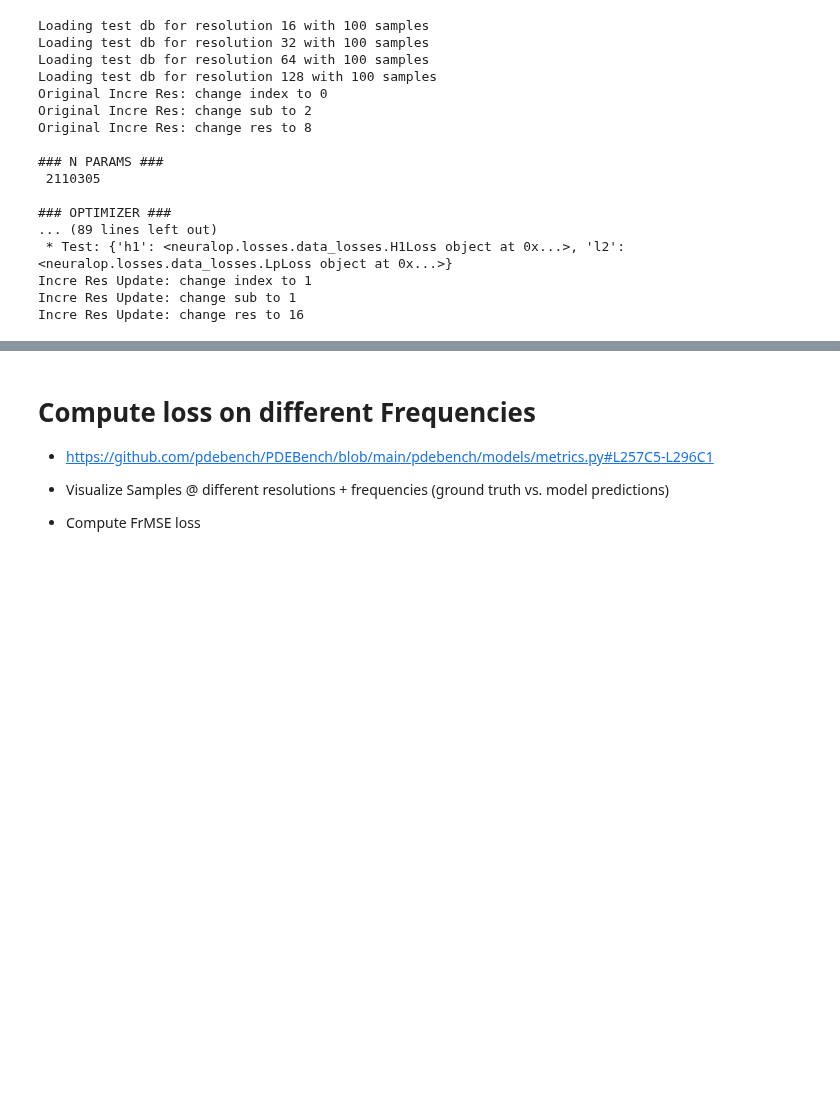
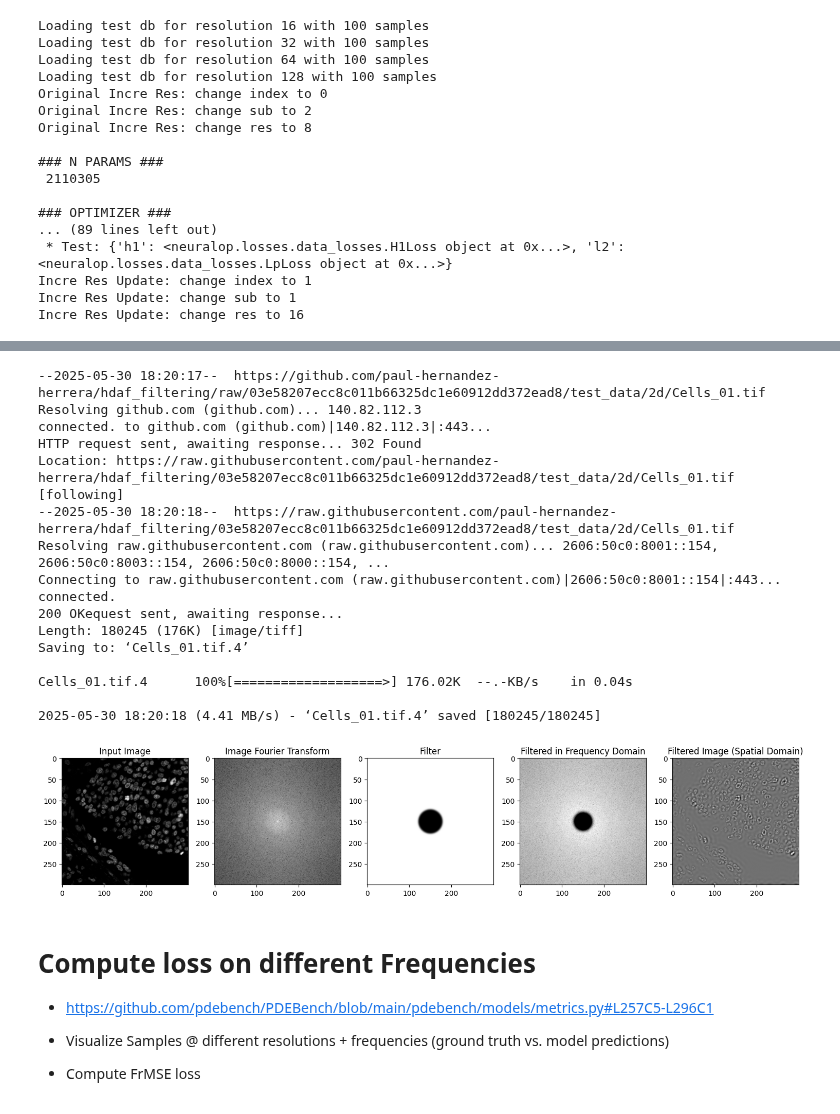
Before and after one commit to msakarvadia/operator_aliasing, a Jupyter notebook: notebooks/explore_super_resolution_hypothesis.ipynb, the cells around one changed output, grey strips where cells are left out. Cells and saved outputs as stored; diff of their text form; code cells hidden in the pictures; blank space fills up the shorter version.

```diff
--- a/notebooks/explore_super_resolution_hypothesis.ipynb
+++ b/notebooks/explore_super_resolution_hypothesis.ipynb
@@ -269,3 +301,71 @@ for loss_type in ['l2', 'h1']:
+# %%
+import matplotlib.pyplot as plt
+import numpy as np
+from hdaf_filter import hdaf
+from hdaf_filter import input_output
+
+# --- Load image ---
+# file_path = "" # <- Here you set the path to your image
+# img = tifffile.imread(file_path)
+
+!wget https://github.com/paul-hernandez-herrera/hdaf_filtering/raw/03e58207ecc8c011b66325dc1e60912dd372ead8/test_data/2d/Cells_01.tif
+img = input_output.imread('Cells_01.tif')
+# plt.imshow(img, cmap='gray')
+
+# --- Apply HDAF filtering ---
+obj = hdaf.filt(img)
+
+# Get high-pass filter and Fourier transform of the image
+high_pass_filter = obj.get_filter('high_pass', 3.0)
+img_fourier = obj.img_FT
+
+# Center the filter and Fourier transform
+filter_centered = np.fft.fftshift(high_pass_filter)
+fourier_centered = np.fft.fftshift(img_fourier)
+
+# Apply the filter in the frequency domain
+filtered_fourier = filter_centered * fourier_centered
+
+# Inverse Fourier transform to obtain the filtered image in spatial domain
+filtered_img = np.real(np.fft.ifftn(np.fft.ifftshift(filtered_fourier)))
+
+# --- Plot results ---
+fig, axs = plt.subplots(1, 5, figsize=(15, 15))
+
+axs[0].imshow(img, cmap='gray')
+axs[0].set_title('Input Image')
+
+axs[1].imshow(np.log(np.abs(fourier_centered[0]) + 1), cmap='gray')
+axs[1].set_title('Image Fourier Transform')
+
+axs[2].imshow(filter_centered[0], cmap='gray')
+axs[2].set_title('Filter')
+
+axs[3].imshow(np.log(np.abs(filtered_fourier[0]) + 1), cmap='gray')
+axs[3].set_title('Filtered in Frequency Domain')
+
+axs[4].imshow(filtered_img[0], cmap='gray')
+axs[4].set_title('Filtered Image (Spatial Domain)')
+
+plt.tight_layout()
+plt.show()
+# %% [output]
+--2025-05-30 18:20:17--  https://github.com/paul-hernandez-herrera/hdaf_filtering/raw/03e58207ecc8c011b66325dc1e60912dd372ead8/test_data/2d/Cells_01.tif
+Resolving github.com (github.com)... 140.82.112.3
+connected. to github.com (github.com)|140.82.112.3|:443...
+HTTP request sent, awaiting response... 302 Found
+Location: https://raw.githubusercontent.com/paul-hernandez-herrera/hdaf_filtering/03e58207ecc8c011b66325dc1e60912dd372ead8/test_data/2d/Cells_01.tif [following]
+--2025-05-30 18:20:18--  https://raw.githubusercontent.com/paul-hernandez-herrera/hdaf_filtering/03e58207ecc8c011b66325dc1e60912dd372ead8/test_data/2d/Cells_01.tif
+Resolving raw.githubusercontent.com (raw.githubusercontent.com)... 2606:50c0:8001::154, 2606:50c0:8003::154, 2606:50c0:8000::154, ...
+Connecting to raw.githubusercontent.com (raw.githubusercontent.com)|2606:50c0:8001::154|:443... connected.
+200 OKequest sent, awaiting response...
+Length: 180245 (176K) [image/tiff]
+Saving to: ‘Cells_01.tif.4’
+
+Cells_01.tif.4      100%[===================>] 176.02K  --.-KB/s    in 0.04s
+
+2025-05-30 18:20:18 (4.41 MB/s) - ‘Cells_01.tif.4’ saved [180245/180245]
+[figure, added]
 # %% [markdown]
 # Compute loss on different Frequencies
 
```
Also changed, not shown: parts of 14 cells of this notebook.
